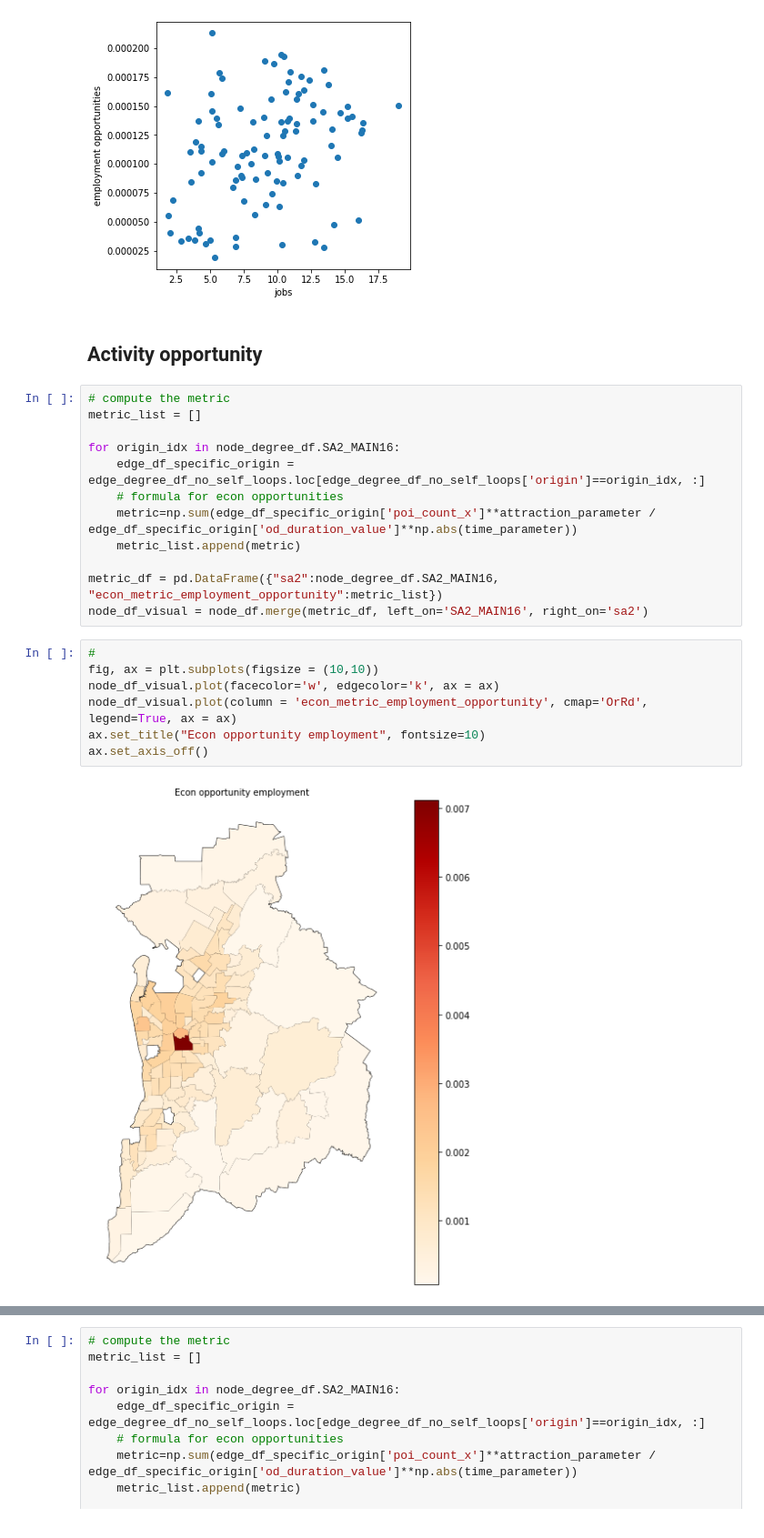
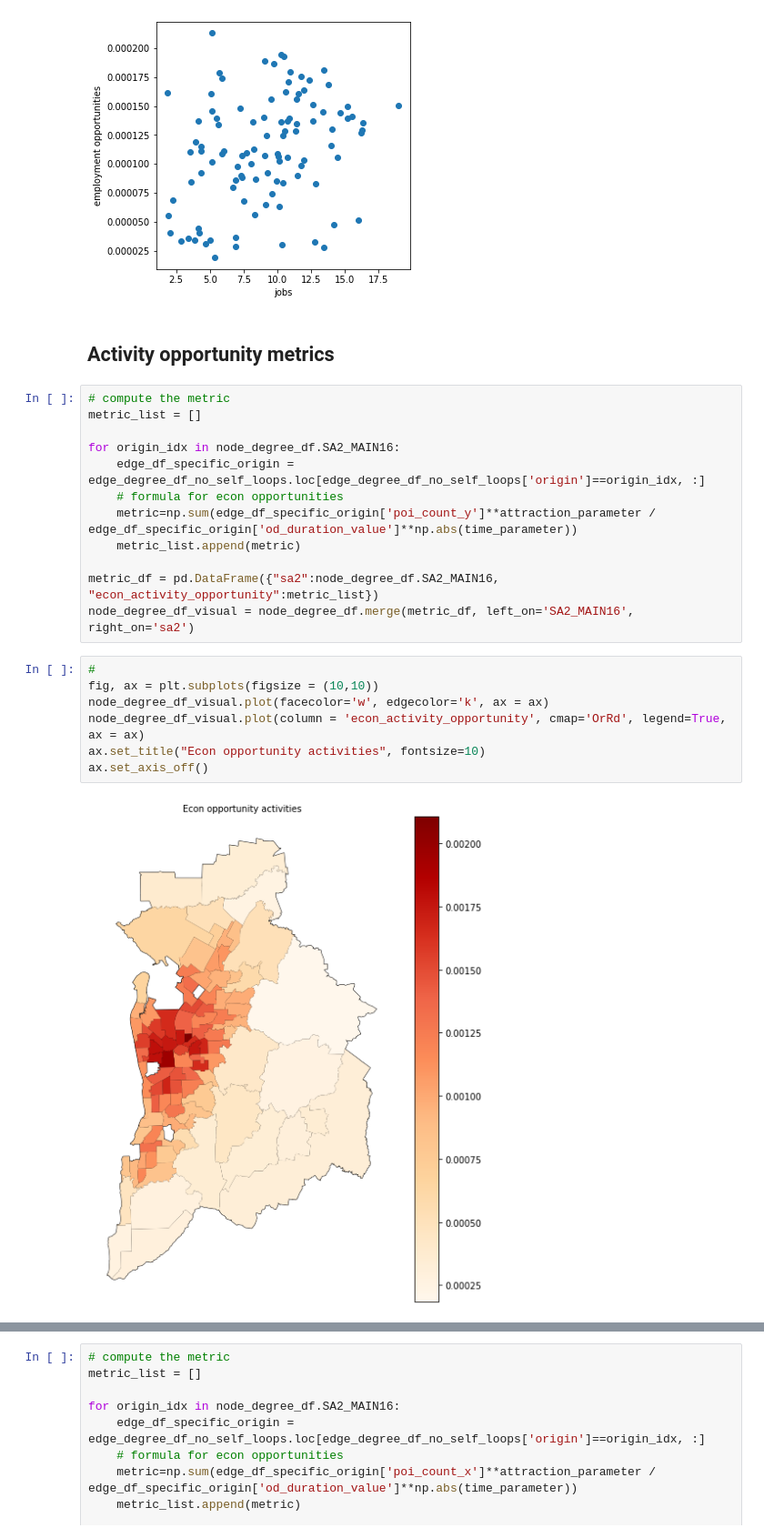
Before and after one commit to cjsyzwsh/South_Australia_Transport_Econ, a Jupyter notebook: notebooks/jason/5_economic_opportunity_metrics.ipynb, the cells around one changed output, grey strips where cells are left out. Shown at 91% size. Cells and saved outputs as stored; diff of their text form.

Commit message:
edited econ opportunity metric and visual diff

```diff
--- a/notebooks/jason/5_economic_opportunity_metrics.ipynb
+++ b/notebooks/jason/5_economic_opportunity_metrics.ipynb
@@ -110,7 +128,7 @@ plt.ylabel('employment opportunities')
 Text(0, 0.5, 'employment opportunities')
 [figure]
 # %% [markdown]
-## Activity opportunity
+## Activity opportunity metrics
 # %%
 # compute the metric
 metric_list = []
@@ -118,18 +136,18 @@ metric_list = []
 for origin_idx in node_degree_df.SA2_MAIN16:
     edge_df_specific_origin = edge_degree_df_no_self_loops.loc[edge_degree_df_no_self_loops['origin']==origin_idx, :]
     # formula for econ opportunities
-    metric=np.sum(edge_df_specific_origin['poi_count_x']**attraction_parameter / edge_df_specific_origin['od_duration_value']**np.abs(time_parameter))
+    metric=np.sum(edge_df_specific_origin['poi_count_y']**attraction_parameter / edge_df_specific_origin['od_duration_value']**np.abs(time_parameter))
     metric_list.append(metric)
 
-metric_df = pd.DataFrame({"sa2":node_degree_df.SA2_MAIN16, "econ_metric_employment_opportunity":metric_list})
-node_df_visual = node_df.merge(metric_df, left_on='SA2_MAIN16', right_on='sa2')
+metric_df = pd.DataFrame({"sa2":node_degree_df.SA2_MAIN16, "econ_activity_opportunity":metric_list})
+node_degree_df_visual = node_degree_df.merge(metric_df, left_on='SA2_MAIN16', right_on='sa2')
 # %%
 #
 fig, ax = plt.subplots(figsize = (10,10))
-node_df_visual.plot(facecolor='w', edgecolor='k', ax = ax)
-node_df_visual.plot(column = 'econ_metric_employment_opportunity', cmap='OrRd', legend=True, ax = ax)
-ax.set_title("Econ opportunity employment", fontsize=10)
+node_degree_df_visual.plot(facecolor='w', edgecolor='k', ax = ax)
+node_degree_df_visual.plot(column = 'econ_activity_opportunity', cmap='OrRd', legend=True, ax = ax)
+ax.set_title("Econ opportunity activities", fontsize=10)
 ax.set_axis_off()
 # %% [output]
-[figure, old version]
+[figure, new version]
 # %%
```
Also changed, not shown: parts of 3 cells of this notebook, 1 other file.
